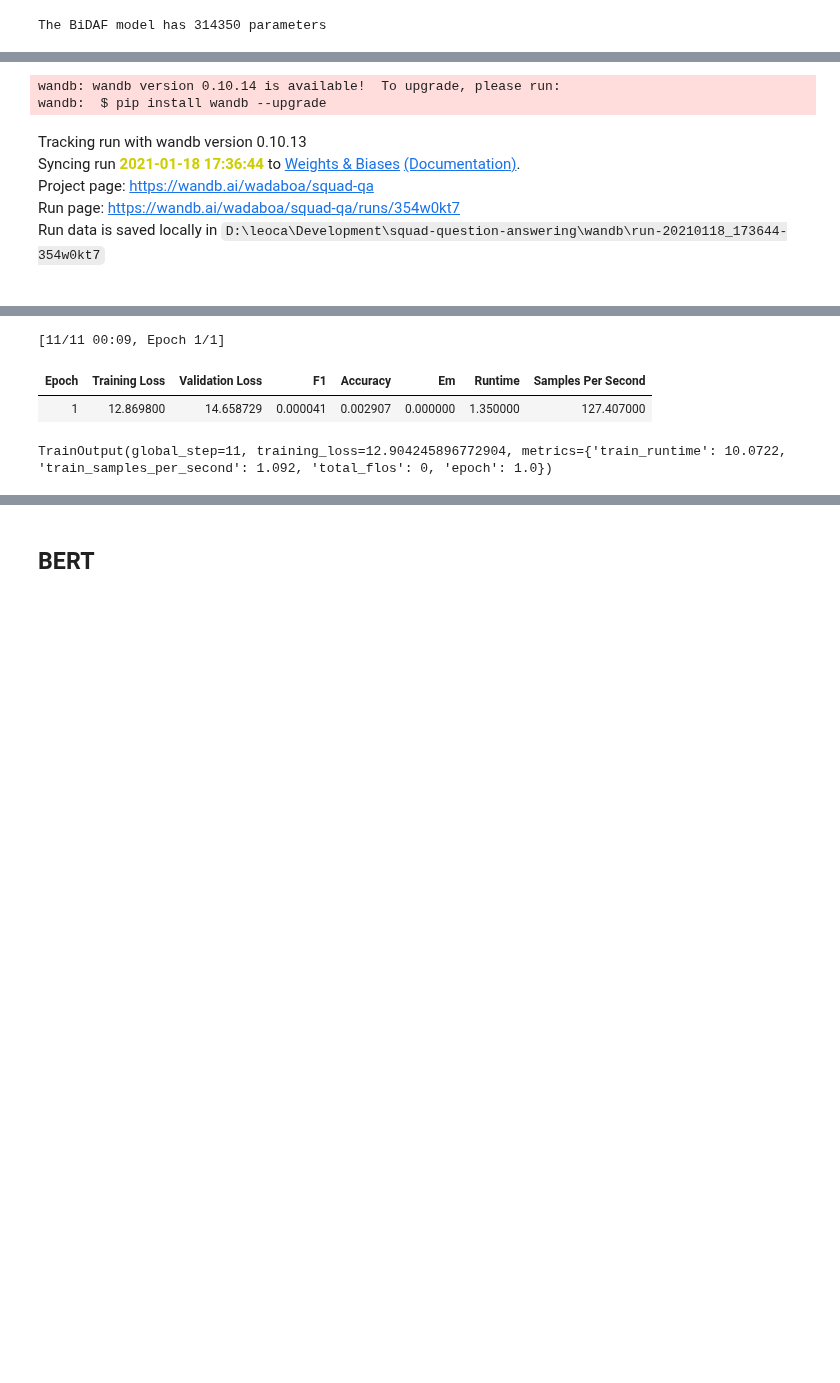
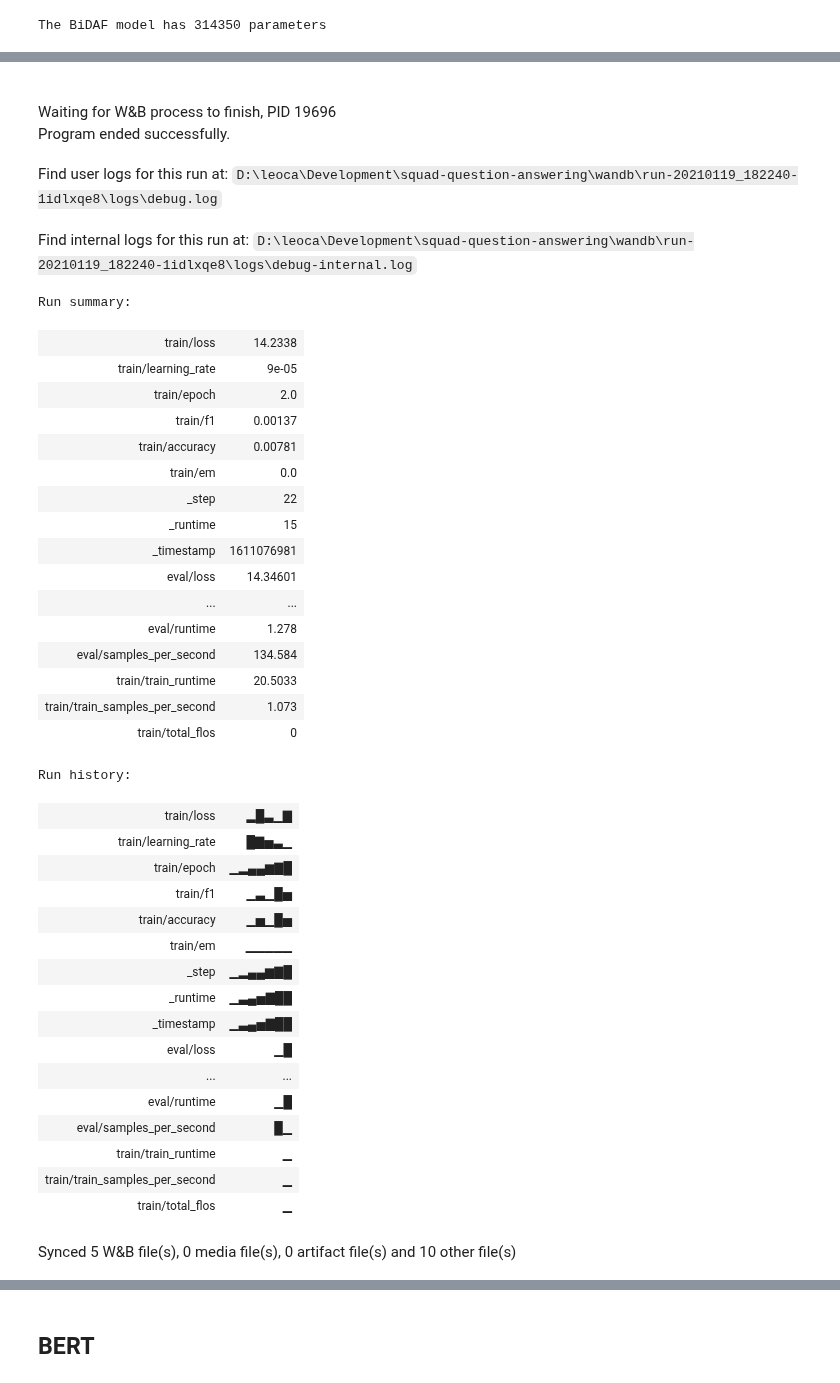
Before and after one commit to Wadaboa/squad-question-answering, a Jupyter notebook: main.ipynb, the cells around one changed output, grey strips where cells are left out. Cells and saved outputs as stored; diff of their text form; code cells hidden in the pictures; blank space fills up the shorter version.

Commit message:
:racehorse: reduce model save space

```diff
--- a/main.ipynb
+++ b/main.ipynb
@@ -294,7 +293,7 @@ TRAINER_ARGS = partial(
     metric_for_best_model="f1",
     evaluation_strategy="epoch",
     learning_rate=1e-3,
-    num_train_epochs=1,
+    num_train_epochs=2,
     remove_unused_columns=False,
     per_device_train_batch_size=64,
     per_device_eval_batch_size=64,
@@ -418,7 +376,10 @@ The BiDAF model has 314350 parameters
 bidaf_optimizer = optim.Adadelta(bidaf_model.parameters(), lr=0.5)
 bidaf_lr_scheduler = optim.lr_scheduler.ExponentialLR(bidaf_optimizer, gamma=.999)
 # %%
-bidaf_args = TRAINER_ARGS()
+%env WANDB_RUN_GROUP=bidaf
+bidaf_run_name=utils.get_run_name()
+bidaf_output_dir=f"./checkpoints/bidaf/{bidaf_run_name}"
+bidaf_args = TRAINER_ARGS(output_dir=bidaf_output_dir,run_name=bidaf_run_name)
 bidaf_trainer = training.SquadTrainer(
     model=bidaf_model,
     args=bidaf_args,
@@ -430,14 +393,4 @@ bidaf_trainer = training.SquadTrainer(
-# %%
-bidaf_run_name = utils.get_run_name()
-bidaf_wandb_logger = init_wandb(name=bidaf_run_name, group="bidaf", reinit=True,)
-# %% [output]
-wandb: wandb version 0.10.14 is available!  To upgrade, please run:
-wandb:  $ pip install wandb --upgrade
-Tracking run with wandb version 0.10.13
-Syncing run 2021-01-18 17:36:44 to Weights & Biases (Documentation).
-Project page: https://wandb.ai/wadaboa/squad-qa
-Run page: https://wandb.ai/wadaboa/squad-qa/runs/354w0kt7
-Run data is saved locally in D:\leoca\Development\squad-question-answering\wandb\run-20210118_173644-354w0kt7
 # %%
 bidaf_trainer.train()
+wandb.save(f"{bidaf_output_dir}/**/*");
 # %% [output]
@@ -444,4 +398,39 @@ bidaf_trainer.train()
+Waiting for W&B process to finish, PID 19696
+Program ended successfully.
+Find user logs for this run at: D:\leoca\Development\squad-question-answering\wandb\run-20210119_182240-1idlxqe8\logs\debug.log
+Find internal logs for this run at: D:\leoca\Development\squad-question-answering\wandb\run-20210119_182240-1idlxqe8\logs\debug-internal.log
-[11/11 00:09, Epoch 1/1]
+Run summary:
-| Epoch | Training Loss | Validation Loss | F1 | Accuracy | Em | Runtime | Samples Per Second |
-| 1 | 12.869800 | 14.658729 | 0.000041 | 0.002907 | 0.000000 | 1.350000 | 127.407000 |
+| train/loss | 14.2338 |
+| train/learning_rate | 9e-05 |
+| train/epoch | 2.0 |
+| train/f1 | 0.00137 |
+| train/accuracy | 0.00781 |
+| train/em | 0.0 |
+| _step | 22 |
+| _runtime | 15 |
+| _timestamp | 1611076981 |
+| eval/loss | 14.34601 |
+| ... | ... |
+| eval/runtime | 1.278 |
+| eval/samples_per_second | 134.584 |
+| train/train_runtime | 20.5033 |
+| train/train_samples_per_second | 1.073 |
+| train/total_flos | 0 |
-TrainOutput(global_step=11, training_loss=12.904245896772904, metrics={'train_runtime': 10.0722, 'train_samples_per_second': 1.092, 'total_flos': 0, 'epoch': 1.0})
+Run history:
+| train/loss | ▂█▃▁▇ |
+| train/learning_rate | █▇▅▃▁ |
+| train/epoch | ▁▂▄▄▆▇█ |
+| train/f1 | ▁▃▁█▅ |
+| train/accuracy | ▁▅▁█▅ |
+| train/em | ▁▁▁▁▁ |
+| _step | ▁▂▄▄▆▇█ |
+| _runtime | ▁▃▄▅▇██ |
+| _timestamp | ▁▃▄▅▇██ |
+| eval/loss | ▁█ |
+| ... | ... |
+| eval/runtime | ▁█ |
+| eval/samples_per_second | █▁ |
+| train/train_runtime | ▁ |
+| train/train_samples_per_second | ▁ |
+| train/total_flos | ▁ |
+Synced 5 W&B file(s), 0 media file(s), 0 artifact file(s) and 10 other file(s)
```
Also changed, not shown: parts of 25 cells of this notebook, 6 other files.
